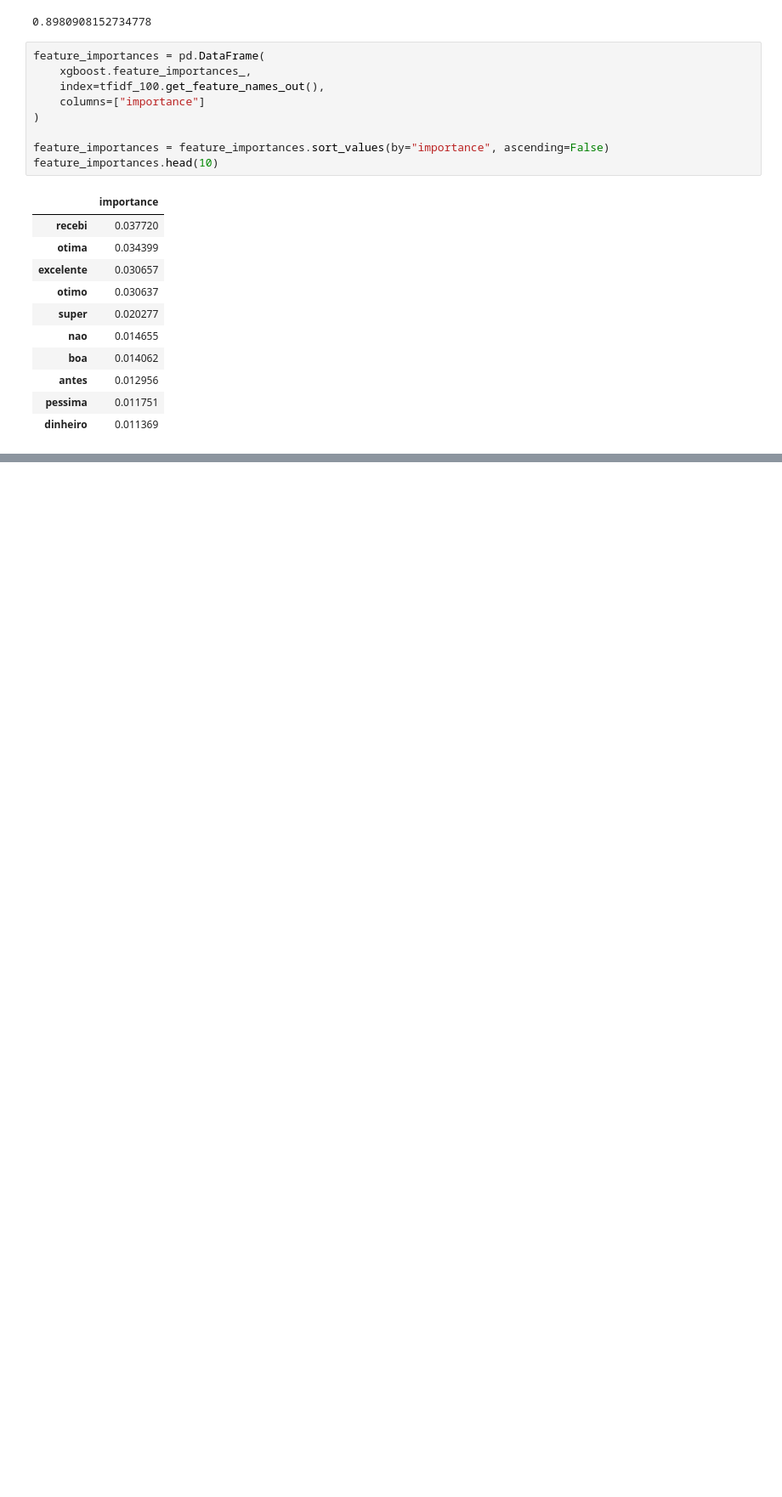
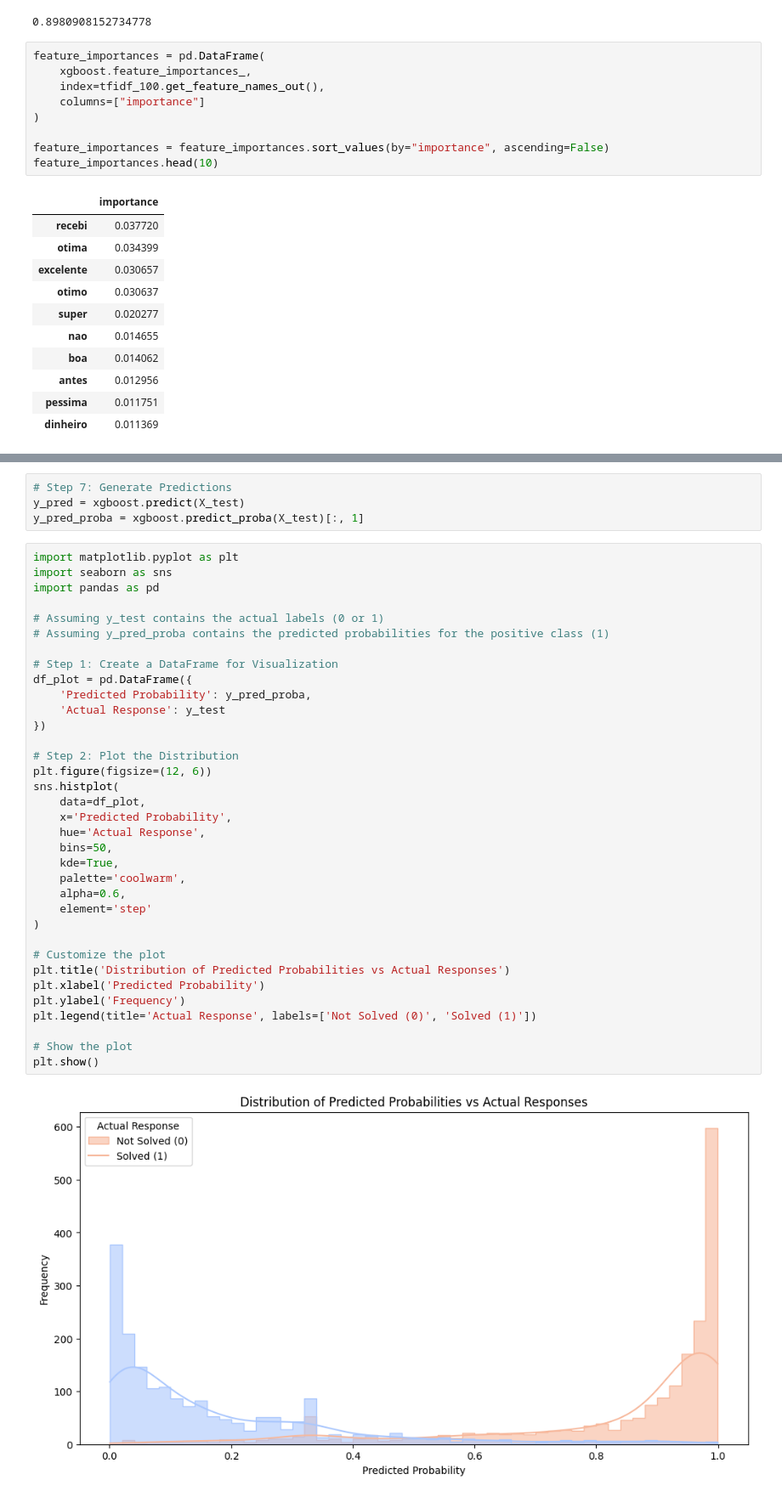
Before and after one commit to isadays/NLP, a Jupyter notebook: Modelo.ipynb, the cells around one changed output, grey strips where cells are left out. Shown at 85% size. Saved outputs shown, nothing was run; the diff lists cells and outputs as text; blank space fills up the shorter version.

```diff
--- a/Modelo.ipynb
+++ b/Modelo.ipynb
@@ -656,3 +656,44 @@ Classification Report:
     accuracy                           0.79      3101
    macro avg       0.79      0.79      0.79      3101
 weighted avg       0.79      0.79      0.79      3101
+# %%
+# Step 7: Generate Predictions
+y_pred = xgboost.predict(X_test)
+y_pred_proba = xgboost.predict_proba(X_test)[:, 1]
+# %%
+import matplotlib.pyplot as plt
+import seaborn as sns
+import pandas as pd
+
+# Assuming y_test contains the actual labels (0 or 1)
+# Assuming y_pred_proba contains the predicted probabilities for the positive class (1)
+
+# Step 1: Create a DataFrame for Visualization
+df_plot = pd.DataFrame({
+    'Predicted Probability': y_pred_proba,
+    'Actual Response': y_test
+})
+
+# Step 2: Plot the Distribution
+plt.figure(figsize=(12, 6))
+sns.histplot(
+    data=df_plot,
+    x='Predicted Probability',
+    hue='Actual Response',
+    bins=50,
+    kde=True,
+    palette='coolwarm',
+    alpha=0.6,
+    element='step'
+)
+
+# Customize the plot
+plt.title('Distribution of Predicted Probabilities vs Actual Responses')
+plt.xlabel('Predicted Probability')
+plt.ylabel('Frequency')
+plt.legend(title='Actual Response', labels=['Not Solved (0)', 'Solved (1)'])
+
+# Show the plot
+plt.show()
+# %% [output]
+[figure, added]
```
Also changed, not shown: parts of 12 cells of this notebook, 1 other file.
